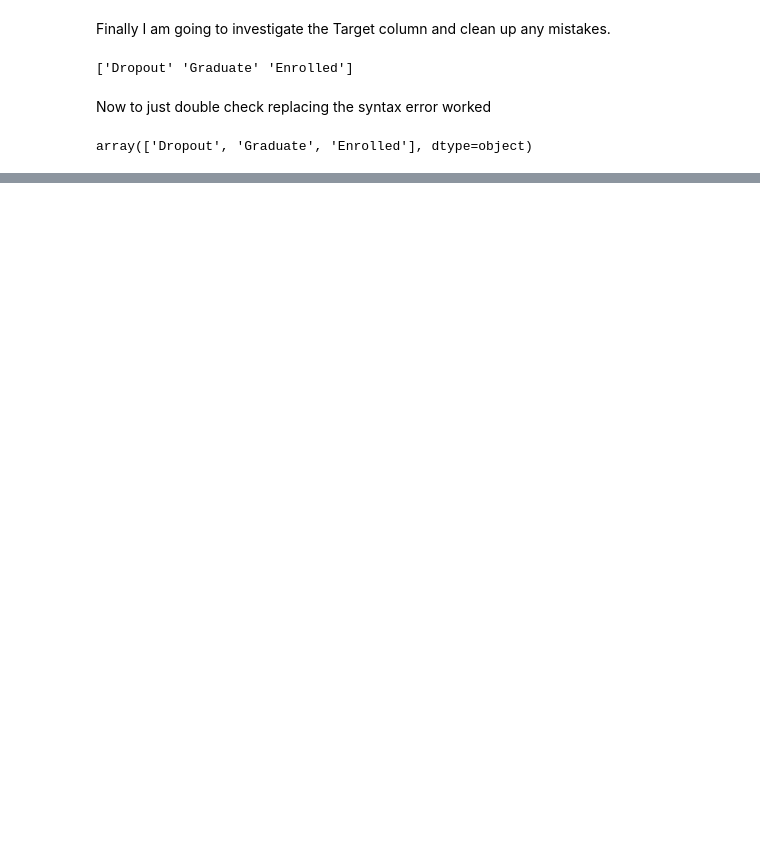
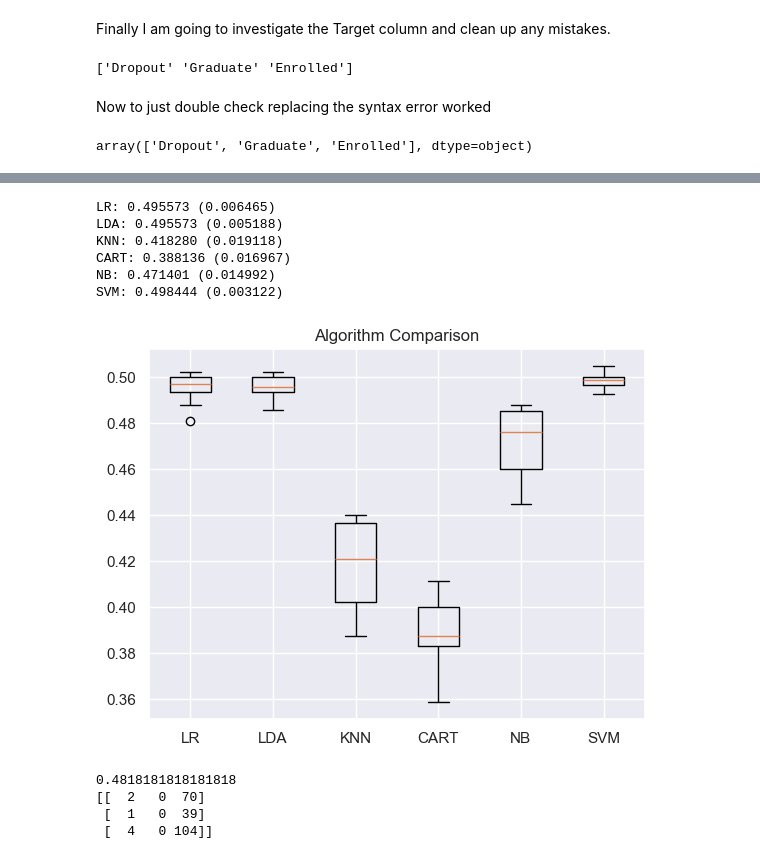
Before and after one commit to 2024200/JasonLiuDoyle_DPrepHDip_CA1, a Jupyter notebook: JasonLiuDoyle_DPrepHDip_CA1 (2).ipynb, the cells around one changed output, grey strips where cells are left out. Drawn from its saved outputs; the diff is of its cells as text; code cells hidden in the pictures; blank space fills up the shorter version.

```diff
--- a/JasonLiuDoyle_DPrepHDip_CA1 (2).ipynb
+++ b/JasonLiuDoyle_DPrepHDip_CA1 (2).ipynb
@@ -314,0 +407,7 @@ NameError: name 'X' is not defined
+# %%
+target_array = targeted_pca.values
+# %%
+from sklearn.model_selection import train_test_split
+X = target_array[:,0:15]
+y = target_array[:,15]
+X_train, X_validation, Y_train, Y_validation = train_test_split(X, y, test_size=0.2, random_state=1)
@@ -314,0 +428,30 @@ NameError: name 'X' is not defined
+# %%
+models = []
+models.append(('LR', LogisticRegression(solver='liblinear', multi_class='ovr')))
+models.append(('LDA', LinearDiscriminantAnalysis()))
+models.append(('KNN', KNeighborsClassifier()))
+models.append(('CART', DecisionTreeClassifier()))
+models.append(('NB', GaussianNB()))
+models.append(('SVM', SVC(gamma='auto')))
+# %%
+results = []
+names = []
+for name, model in models:
+	kfold = StratifiedKFold(n_splits=10, random_state=1, shuffle=True)
+	cv_results = cross_val_score(model, X_train, Y_train, cv=kfold, scoring='accuracy')
+	results.append(cv_results)
+	names.append(name)
+	print('%s: %f (%f)' % (name, cv_results.mean(), cv_results.std()))
+# %% [output]
+LR: 0.495573 (0.006465)
+LDA: 0.495573 (0.005188)
+KNN: 0.418280 (0.019118)
+CART: 0.388136 (0.016967)
+NB: 0.471401 (0.014992)
+SVM: 0.498444 (0.003122)
+# %%
+pyplot.boxplot(results, labels=names)
+pyplot.title('Algorithm Comparison')
+pyplot.show()
+# %% [output]
+[figure, added]
@@ -314,0 +462,8 @@ NameError: name 'X' is not defined
+# %%
+print(accuracy_score(Y_validation, predictions))
+print(confusion_matrix(Y_validation, predictions))
+# %% [output]
+0.4818181818181818
+[[  2   0  70]
+ [  1   0  39]
+ [  4   0 104]]
```
Also changed, not shown: parts of 34 cells of this notebook.
